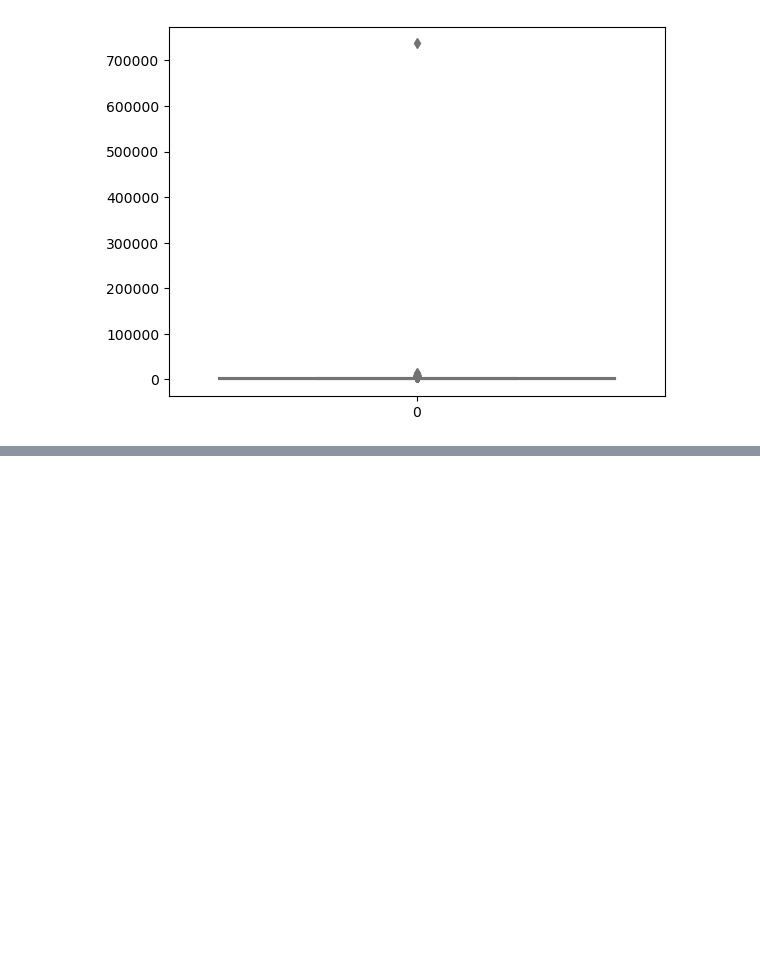
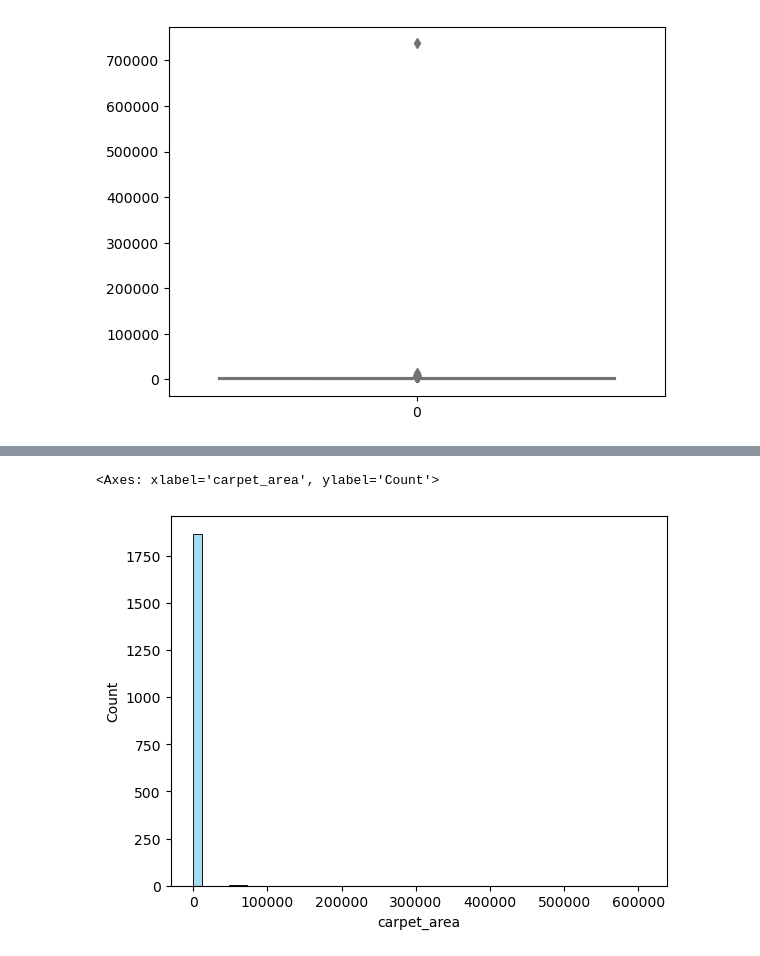
Before and after one commit to ogetijyothika/House-Price-Prediction, a Jupyter notebook: EDA(univariate analysis).ipynb, the cells around one changed output, grey strips where cells are left out. Saved outputs shown, nothing was run; the diff lists cells and outputs as text; code cells hidden in the pictures; blank space fills up the shorter version.

```diff
--- a/EDA(univariate analysis).ipynb
+++ b/EDA(univariate analysis).ipynb
@@ -617,0 +641,5 @@ sns.boxplot(df['built_up_area'], color='lightgreen')
+# %%
+sns.histplot(df['carpet_area'].dropna(), bins=50, color='skyblue', kde=False)
+# %% [output]
+<Axes: xlabel='carpet_area', ylabel='Count'>
+[figure, added]
```
Also changed, not shown: parts of 15 cells of this notebook, 1 other file.
